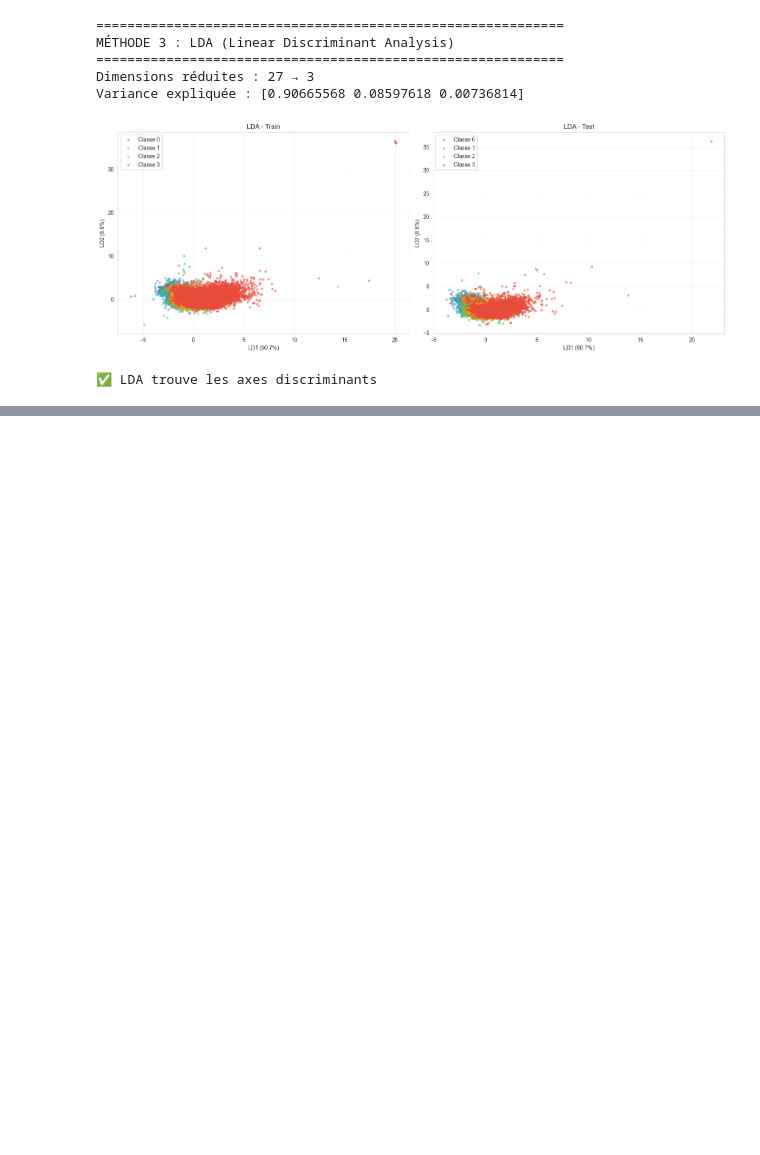
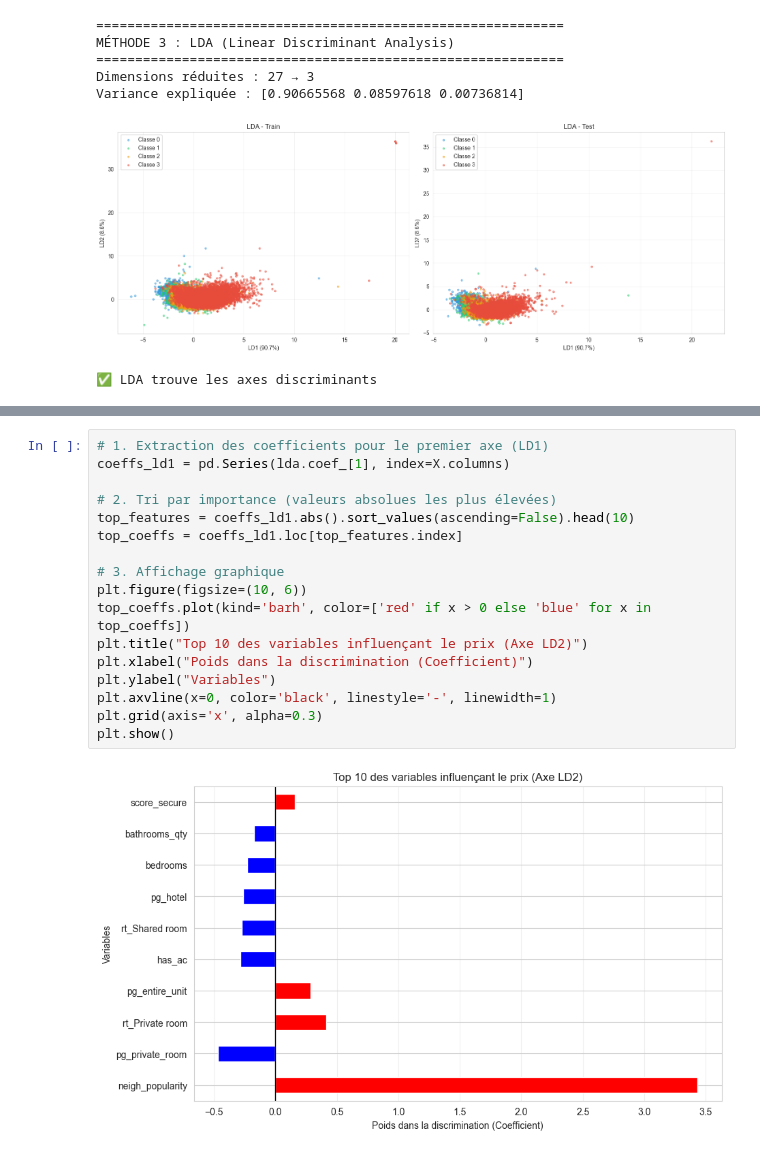
Before and after one commit to Felix-prjcts/ML_Airbnb_domain_generalisation, a Jupyter notebook: ML_Paris/LDA_Paris.ipynb, the cells around one changed output, grey strips where cells are left out. Cells and saved outputs as stored; diff of their text form; blank space fills up the shorter version.

```diff
--- a/ML_Paris/LDA_Paris.ipynb
+++ b/ML_Paris/LDA_Paris.ipynb
@@ -171,0 +238,19 @@ Variance expliquée : [0.90665568 0.08597618 0.00736814]
+# %%
+# 1. Extraction des coefficients pour le premier axe (LD1)
+coeffs_ld1 = pd.Series(lda.coef_[1], index=X.columns)
+
+# 2. Tri par importance (valeurs absolues les plus élevées)
+top_features = coeffs_ld1.abs().sort_values(ascending=False).head(10)
+top_coeffs = coeffs_ld1.loc[top_features.index]
+
+# 3. Affichage graphique
+plt.figure(figsize=(10, 6))
+top_coeffs.plot(kind='barh', color=['red' if x > 0 else 'blue' for x in top_coeffs])
+plt.title("Top 10 des variables influençant le prix (Axe LD2)")
+plt.xlabel("Poids dans la discrimination (Coefficient)")
+plt.ylabel("Variables")
+plt.axvline(x=0, color='black', linestyle='-', linewidth=1)
+plt.grid(axis='x', alpha=0.3)
+plt.show()
+# %% [output]
+[figure, added]
```
Also changed, not shown: parts of 6 cells of this notebook.
